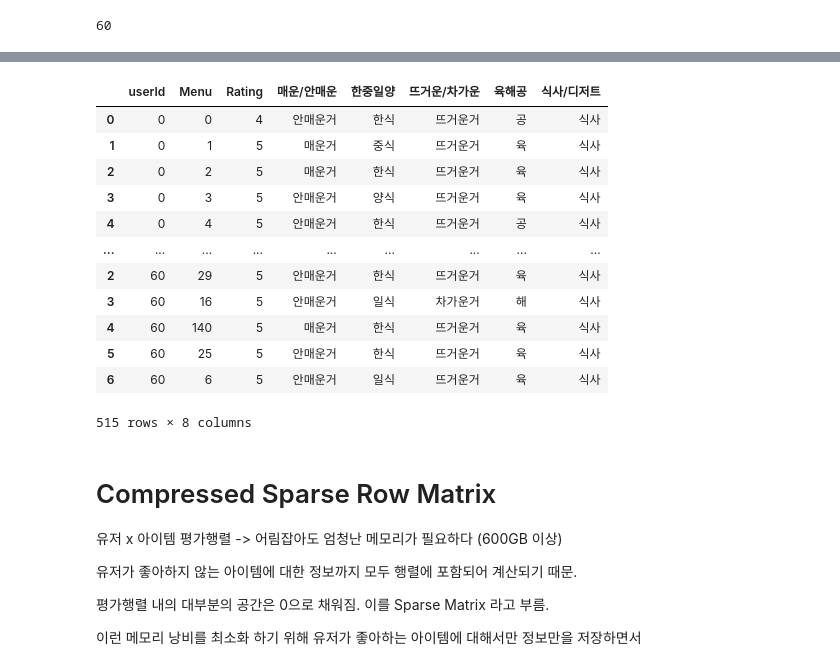
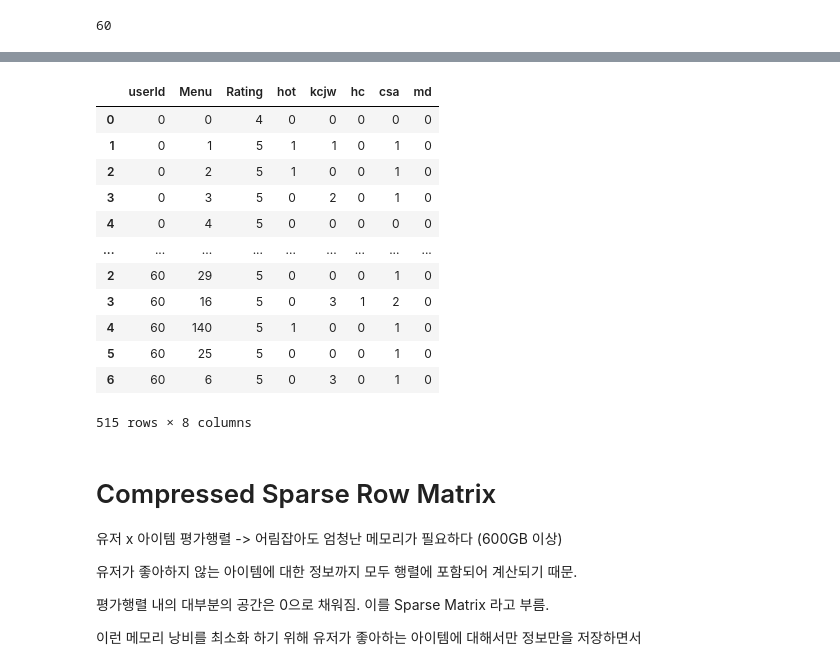
Before and after one commit to scaleator/Aiffel, a Jupyter notebook: 해커톤3 - EDA 부터 추천까지-한국맛집어플데이터.ipynb, the cells around one changed output, grey strips where cells are left out. Saved outputs shown, nothing was run; the diff lists cells and outputs as text; code cells hidden in the pictures.

```diff
--- a/해커톤3 - EDA 부터 추천까지-한국맛집어플데이터.ipynb
+++ b/해커톤3 - EDA 부터 추천까지-한국맛집어플데이터.ipynb
@@ -33,6 +33,6 @@ data1["userId"].nunique()
 # 유저기반 추천시스템
 # %%
 user_df = pd.read_csv(rating_file_path, header = None, index_col = None)
-user_df.columns = ['userId','Menu','Rating','매운/안매운','한중일양','뜨거운/차가운','육해공', '식사/디저트']
+user_df.columns = ['userId','Menu','Rating','hot','kcjw','hc','csa', 'md']
 user_df.head()
 # %% [output]
@@ -77,11 +77,11 @@ my_favorite = ['치킨', '햄버거', '족발','회', '돼지김치찜', '삼겹
 
 my_foodlist = pd.DataFrame({'userId': ['규환']*7,  'Rating':[5]*7,
                            'Menu': ['치킨', '햄버거', '족발','회', '돼지김치찜', '삼겹살', '돈까스'],
-                          '매운/안매운' : ['안매운거', '안매운거', '안매운거', '안매운거', '매운거', '안매운거', '안매운거'],
-                            '한중일양' : ['양식', '양식', '한식', '일식', '한식', '한식', '일식'],
-                            '뜨거운/차가운' : ['뜨거운거', '뜨거운거', '뜨거운거', '차가운거', '뜨거운거', '뜨거운거', '뜨거운거'],
-                            '육해공' : ['공', '육', '육', '해', '육', '육', '육'],
-                            '식사/디저트' : ['식사', '식사', '식사', '식사', '식사', '식사', '식사']})
+                          'hot' : ['안매운거', '안매운거', '안매운거', '안매운거', '매운거', '안매운거', '안매운거'],
+                            'kcjw' : ['양식', '양식', '한식', '일식', '한식', '한식', '일식'],
+                            'hc' : ['뜨거운거', '뜨거운거', '뜨거운거', '차가운거', '뜨거운거', '뜨거운거', '뜨거운거'],
+                            'csa' : ['공', '육', '육', '해', '육', '육', '육'],
+                            'md' : ['식사', '식사', '식사', '식사', '식사', '식사', '식사']})
 
 if not user_df.isin({'userId': ['규환']})['userId'].any():
     user_df = user_df.append(my_foodlist)
@@ -124,15 +137,60 @@ if len(temp_user_data) == len(user_df):   # 모든 row가 정상적으로 인덱
 else:
     print('유저 ID 컬럼 인덱싱 실패')
 
-# product_to_idx을 통해 product 컬럼도 동일한 방식으로 인덱싱해 줍니다.
+# Menu 컬럼도 동일한 방식으로 인덱싱해 줍니다.
 
-temp_product_data = user_df['Menu'].map(product_to_idx.get).dropna()
-if len(temp_product_data) == len(user_df):
+temp_menu_data = user_df['Menu'].map(menu_to_idx.get).dropna()
+if len(temp_menu_data) == len(user_df):
     print('메뉴 컬럼 인덱싱 완료!!')
-    user_df['Menu'] = temp_product_data
+    user_df['Menu'] = temp_menu_data
 else:
     print('메뉴 컬럼 인덱싱 실패!!')
 
+# 매운/안매운 컬럼도 동일한 방식으로 인덱싱해 줍니다.
+
+temp_hot_data = user_df['hot'].map(hot_to_idx.get).dropna()
+if len(temp_hot_data) == len(user_df):
+    print('매운안매운 컬럼 인덱싱 완료!!')
+    user_df['hot'] = temp_hot_data
+else:
+    print('매운/안매운 컬럼 인덱싱 실패!!')
+
+# 한중일양 컬럼도 동일한 방식으로 인덱싱해 줍니다.
+
+temp_kcjw_data = user_df['kcjw'].map(kcjw_to_idx.get).dropna()
+if len(temp_kcjw_data) == len(user_df):
+    print('한중일양 컬럼 인덱싱 완료!!')
+    user_df['kcjw'] = temp_kcjw_data
+else:
+    print('한중일양 컬럼 인덱싱 실패!!')
+
+# 뜨거운/차가운 컬럼도 동일한 방식으로 인덱싱해 줍니다.
+
+temp_hc_data = user_df['hc'].map(hc_to_idx.get).dropna()
+if len(temp_hc_data) == len(user_df):
+    print('뜨거운/차가운 컬럼 인덱싱 완료!!')
+    user_df['hc'] = temp_hc_data
+else:
+    print('뜨거운/차가운 컬럼 인덱싱 실패!!')
+
+# 육해공 컬럼도 동일한 방식으로 인덱싱해 줍니다.
+
+temp_csa_data = user_df['csa'].map(csa_to_idx.get).dropna()
+if len(temp_csa_data) == len(user_df):
+    print('육해공 컬럼 인덱싱 완료!!')
+    user_df['csa'] = temp_csa_data
+else:
+    print('육해공 컬럼 인덱싱 실패!!')
+
+
+# 식사/디저트 컬럼도 동일한 방식으로 인덱싱해 줍니다.
+
+temp_md_data = user_df['md'].map(md_to_idx.get).dropna()
+if len(temp_md_data) == len(user_df):
+    print('식사/디저트 컬럼 인덱싱 완료!!')
+    user_df['md'] = temp_md_data
+else:
+    print('식사/디저트 컬럼 인덱싱 실패!!')
 
 user_df
 # %% [output]
@@ -141,15 +204,15 @@ user_df
-|  | userId | Menu | Rating | 매운/안매운 | 한중일양 | 뜨거운/차가운 | 육해공 | 식사/디저트 |
-| 0 | 0 | 0 | 4 | 안매운거 | 한식 | 뜨거운거 | 공 | 식사 |
-| 1 | 0 | 1 | 5 | 매운거 | 중식 | 뜨거운거 | 육 | 식사 |
-| 2 | 0 | 2 | 5 | 매운거 | 한식 | 뜨거운거 | 육 | 식사 |
-| 3 | 0 | 3 | 5 | 안매운거 | 양식 | 뜨거운거 | 육 | 식사 |
-| 4 | 0 | 4 | 5 | 안매운거 | 한식 | 뜨거운거 | 공 | 식사 |
+|  | userId | Menu | Rating | hot | kcjw | hc | csa | md |
+| 0 | 0 | 0 | 4 | 0 | 0 | 0 | 0 | 0 |
+| 1 | 0 | 1 | 5 | 1 | 1 | 0 | 1 | 0 |
+| 2 | 0 | 2 | 5 | 1 | 0 | 0 | 1 | 0 |
+| 3 | 0 | 3 | 5 | 0 | 2 | 0 | 1 | 0 |
+| 4 | 0 | 4 | 5 | 0 | 0 | 0 | 0 | 0 |
 | ... | ... | ... | ... | ... | ... | ... | ... | ... |
-| 2 | 60 | 29 | 5 | 안매운거 | 한식 | 뜨거운거 | 육 | 식사 |
-| 3 | 60 | 16 | 5 | 안매운거 | 일식 | 차가운거 | 해 | 식사 |
-| 4 | 60 | 140 | 5 | 매운거 | 한식 | 뜨거운거 | 육 | 식사 |
-| 5 | 60 | 25 | 5 | 안매운거 | 한식 | 뜨거운거 | 육 | 식사 |
-| 6 | 60 | 6 | 5 | 안매운거 | 일식 | 뜨거운거 | 육 | 식사 |
+| 2 | 60 | 29 | 5 | 0 | 0 | 0 | 1 | 0 |
+| 3 | 60 | 16 | 5 | 0 | 3 | 1 | 2 | 0 |
+| 4 | 60 | 140 | 5 | 1 | 0 | 0 | 1 | 0 |
+| 5 | 60 | 25 | 5 | 0 | 0 | 0 | 1 | 0 |
+| 6 | 60 | 6 | 5 | 0 | 3 | 0 | 1 | 0 |
 515 rows × 8 columns
 # %% [markdown]
 # Compressed Sparse Row Matrix
```
Also changed, not shown: parts of 14 cells of this notebook.
